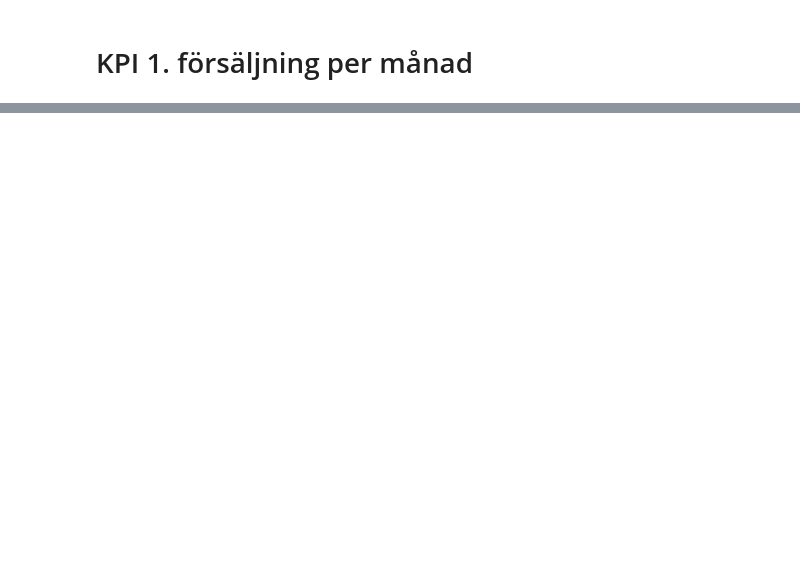
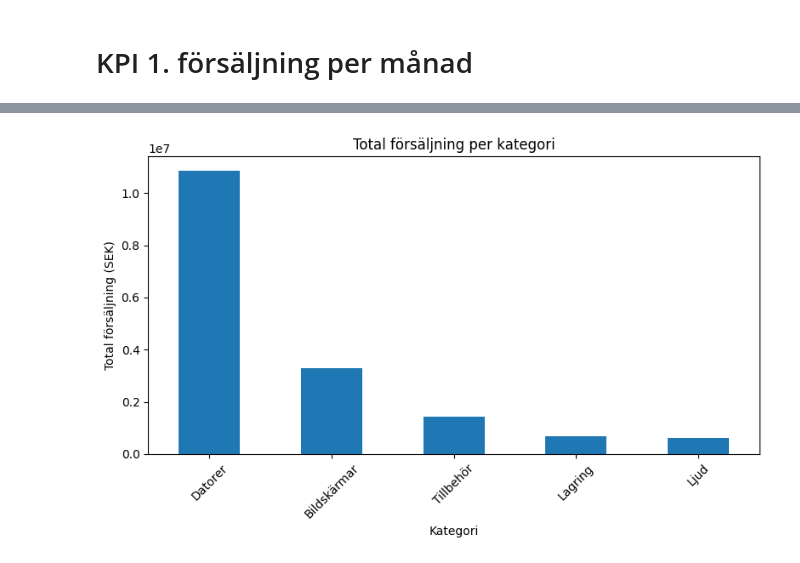
Before and after one commit to rikardsoderstrom/DataScience-uppgift, a Jupyter notebook: kpi_och_analys.ipynb, the cells around one changed output, grey strips where cells are left out. Saved outputs shown, nothing was run; the diff lists cells and outputs as text; code cells hidden in the pictures; blank space fills up the shorter version.

```diff
--- a/kpi_och_analys.ipynb
+++ b/kpi_och_analys.ipynb
@@ -61,0 +81,9 @@ Slutligen så ser vi att det oftast är i början av vissa månader som har läg
+# %%
+kpi_försäljning_kategori = (
+    df
+    .groupby("kategori")["rad_intakt"]
+    .sum()
+    .sort_values(ascending=False)
+)
+
+kpi_försäljning_kategori
@@ -61,0 +98,11 @@ Slutligen så ser vi att det oftast är i början av vissa månader som har läg
+# %%
+plt.figure(figsize=(8,5))
+kpi_försäljning_kategori.plot(kind="bar")
+plt.title("Total försäljning per kategori")
+plt.xlabel("Kategori")
+plt.ylabel("Total försäljning (SEK)")
+plt.xticks(rotation=45)
+plt.tight_layout()
+plt.show()
+# %% [output]
+[figure, added]
```
Also changed, not shown: parts of 6 cells of this notebook.
